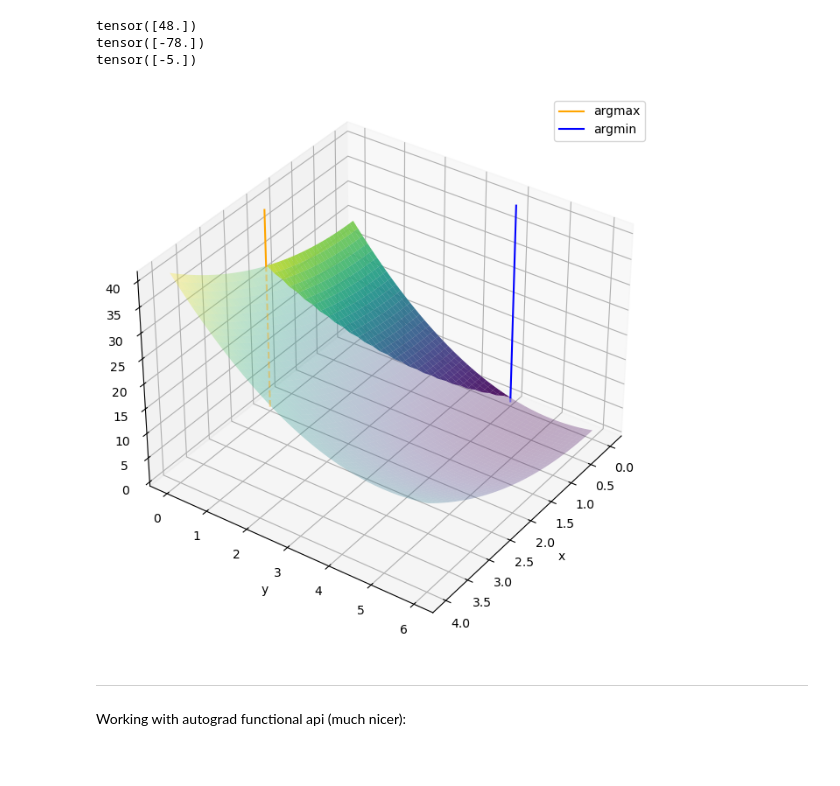
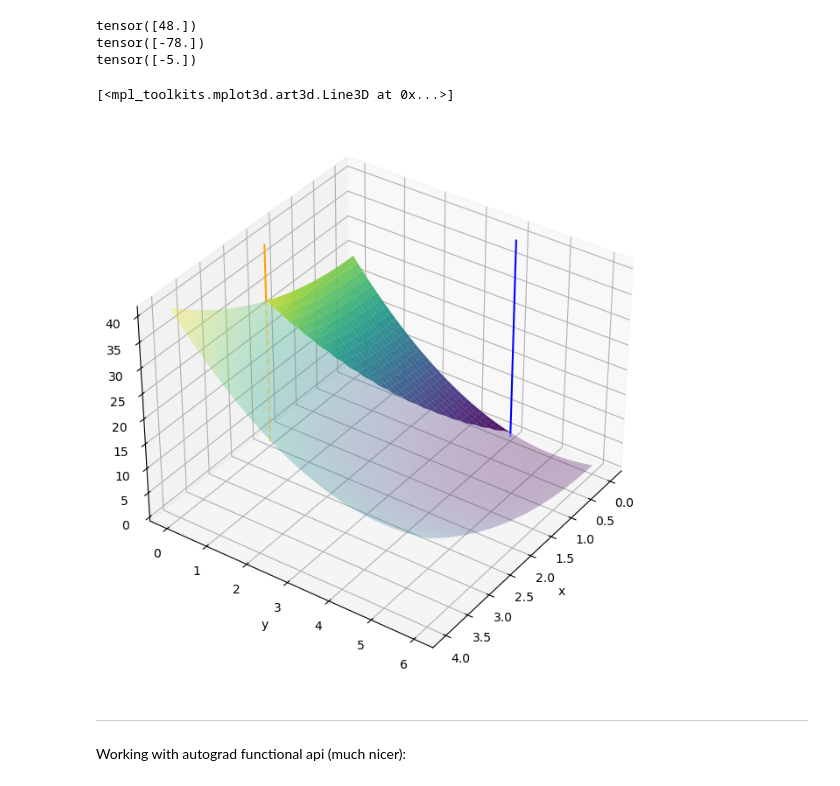
Before and after one commit to andrewklayk/tame-optimization, a Jupyter notebook: tame-lagr.ipynb, the cells around one changed output. Cells and saved outputs as stored; diff of their text form; code cells hidden in the pictures.

```diff
--- a/tame-lagr.ipynb
+++ b/tame-lagr.ipynb
@@ -9,8 +9,8 @@ import torch
 ## example of "backward" from https://pytorch.org/tutorials/beginner/blitz/autograd_tutorial.html ##
 ####################################################################################################
 
-a = torch.tensor([2.], requires_grad=True)
-b = torch.tensor([4.], requires_grad=True)
+a = tensor([2.], requires_grad=True)
+b = tensor([4.], requires_grad=True)
 
 obj_fun = 3*a**3 - b**3
 # c_eq = 0
@@ -23,13 +23,13 @@ lm_ineq = 1
 
 # transform ineq constraints into eq constraints
 lm_bound = 1
-slack = torch.tensor([2.], requires_grad=True)
+slack = tensor([2.], requires_grad=True)
 c_ineq_slack = c_ineq + slack
 
 L = obj_fun - lm_eq*torch.cat([c_eq, c_ineq_slack]) - lm_bound*slack
 # def L(x, slack): return Q(x) - lm_eq*[c_eq + c_ineq] - lm_bound*slack
 
-external_grad = torch.tensor([1., 1.])
+external_grad = tensor([1., 1.])
 L.backward(gradient=external_grad)
 
 print(a.grad)
@@ -104,36 +90,37 @@ def lagr_univar(z, n, m_eq):
 # %%
 from mpl_toolkits.mplot3d import Axes3D
 import matplotlib.pyplot as plt
 
 # Define grid for x and y
 x = np.linspace(0, 4, 100)
 y = np.linspace(0, 6, 100)
 X, Y = np.meshgrid(x, y)
 
 Z = np.array([obj_fun([x, y]) for x, y in zip(X, Y)])
 constraint = -2 * X - Y + 4 >= 0
 
 Z_masked = np.where(constraint, Z, np.nan)
 
 fig = plt.figure(figsize=(10, 8))
 ax = fig.add_subplot(111, projection='3d')
 ax.plot_surface(X, Y, Z_masked, cmap='viridis', edgecolor='none', alpha=0.9,zorder=-1)
 ax.plot_surface(X, Y, Z, cmap='viridis', alpha=0.3,zorder=-1)
 
 ax.set_xlabel('x')
 ax.set_ylabel('y')
 ax.set_zlabel('z')
 
 ax.view_init(35, 35, 0)
 ax.plot([2, 2], [0,0], [obj_fun([2,0]), 40],zorder=10, c='orange', label='argmax')
 ax.plot([2, 2], [0,0], [0, obj_fun([2,0])],zorder=10, c='orange', ls='--', alpha=0.4)
 ax.plot([0, 0], [4,4], [obj_fun([0,4]), 40],zorder=10, c='blue', label='argmin')
 ax.plot([0, 0], [4,4], [0, obj_fun([0,4])],zorder=10, c='blue', ls='--', alpha=0.4)
 
-plt.legend()
-plt.show()
+# plt.legend()
+# plt.show()
 # %% [output]
+[<mpl_toolkits.mplot3d.art3d.Line3D at 0x...>]
-[figure, old version]
+[figure, new version]
 # %% [markdown]
 ***
 Working with autograd functional api (much nicer):
```
Also changed, not shown: parts of 5 cells of this notebook.
